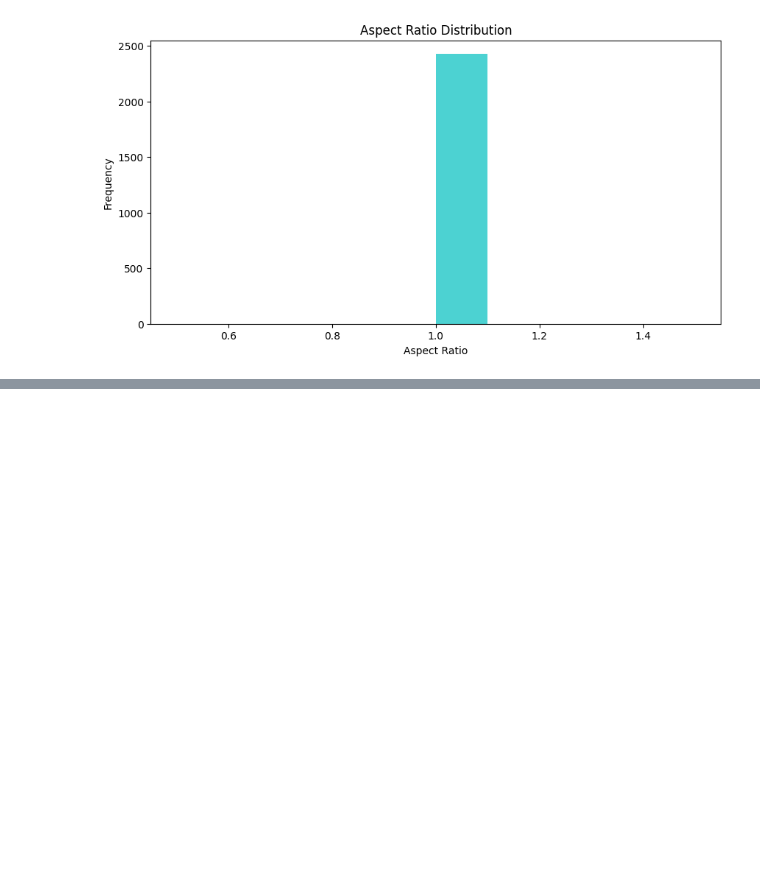
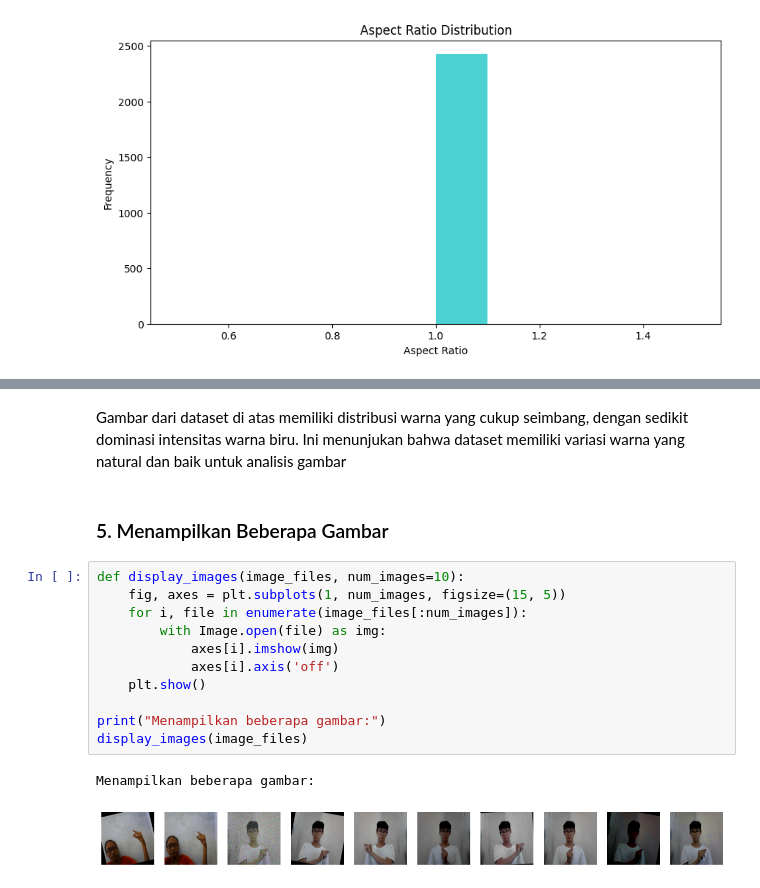
Before and after one commit to Padmanaba231/AI_LAB_PROJECT, a Jupyter notebook: Data_Exploration.ipynb, the cells around one changed output, grey strips where cells are left out. Drawn from its saved outputs; the diff is of its cells as text; blank space fills up the shorter version.

```diff
--- a/Data_Exploration.ipynb
+++ b/Data_Exploration.ipynb
@@ -434,0 +518,18 @@ Jumlah aspect ratio setiap gambar :
+# %% [markdown]
+Gambar dari dataset di atas memiliki distribusi warna yang cukup seimbang, dengan sedikit dominasi intensitas warna biru. Ini menunjukan bahwa dataset memiliki variasi warna yang natural dan baik untuk analisis gambar
+# %% [markdown]
+### 5. Menampilkan Beberapa Gambar
+# %%
+def display_images(image_files, num_images=10):
+    fig, axes = plt.subplots(1, num_images, figsize=(15, 5))
+    for i, file in enumerate(image_files[:num_images]):
+        with Image.open(file) as img:
+            axes[i].imshow(img)
+            axes[i].axis('off')
+    plt.show()
+
+print("Menampilkan beberapa gambar:")
+display_images(image_files)
+# %% [output]
+Menampilkan beberapa gambar:
+[figure, added]
```
Also changed, not shown: parts of 12 cells of this notebook.
